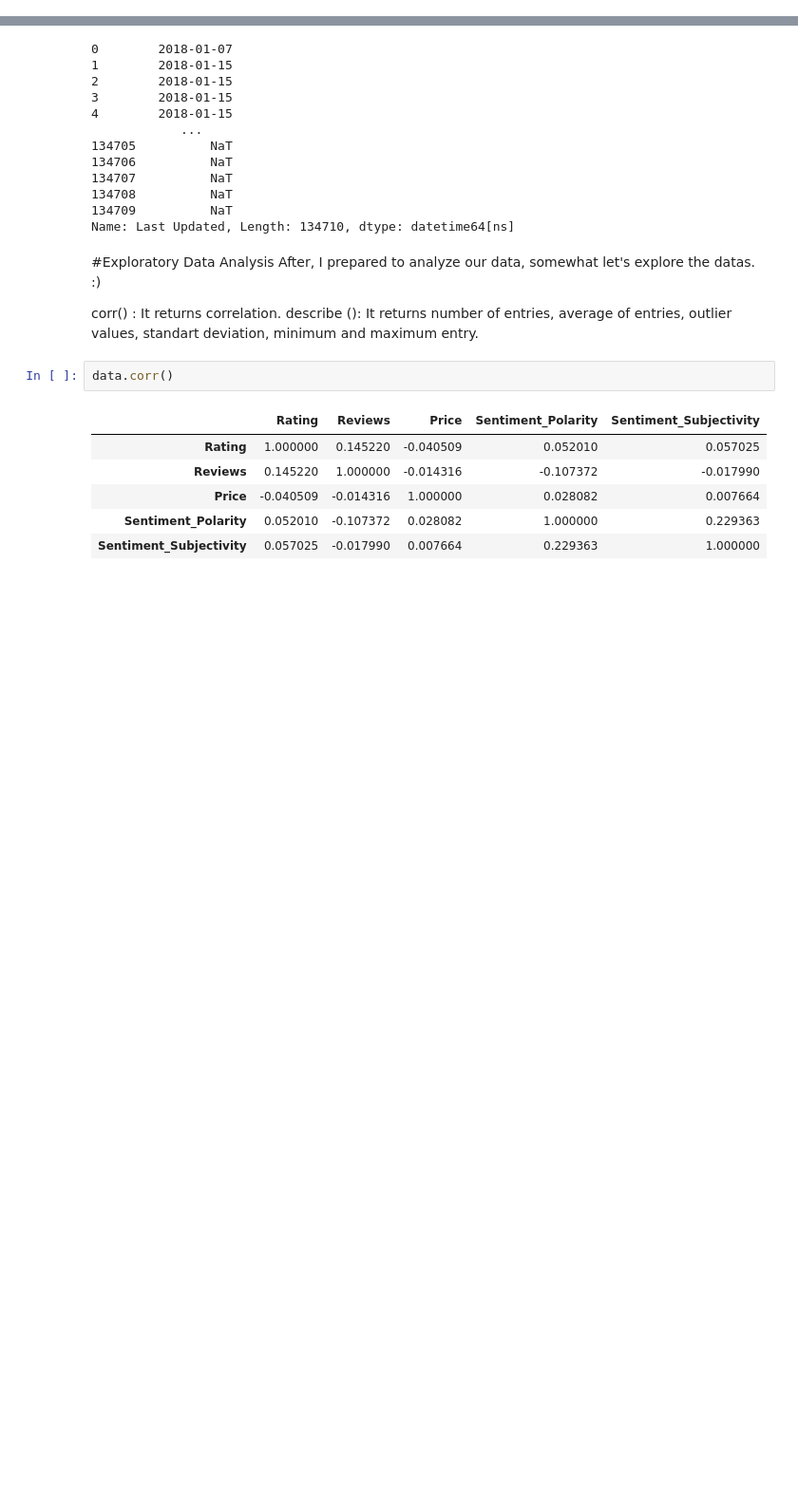
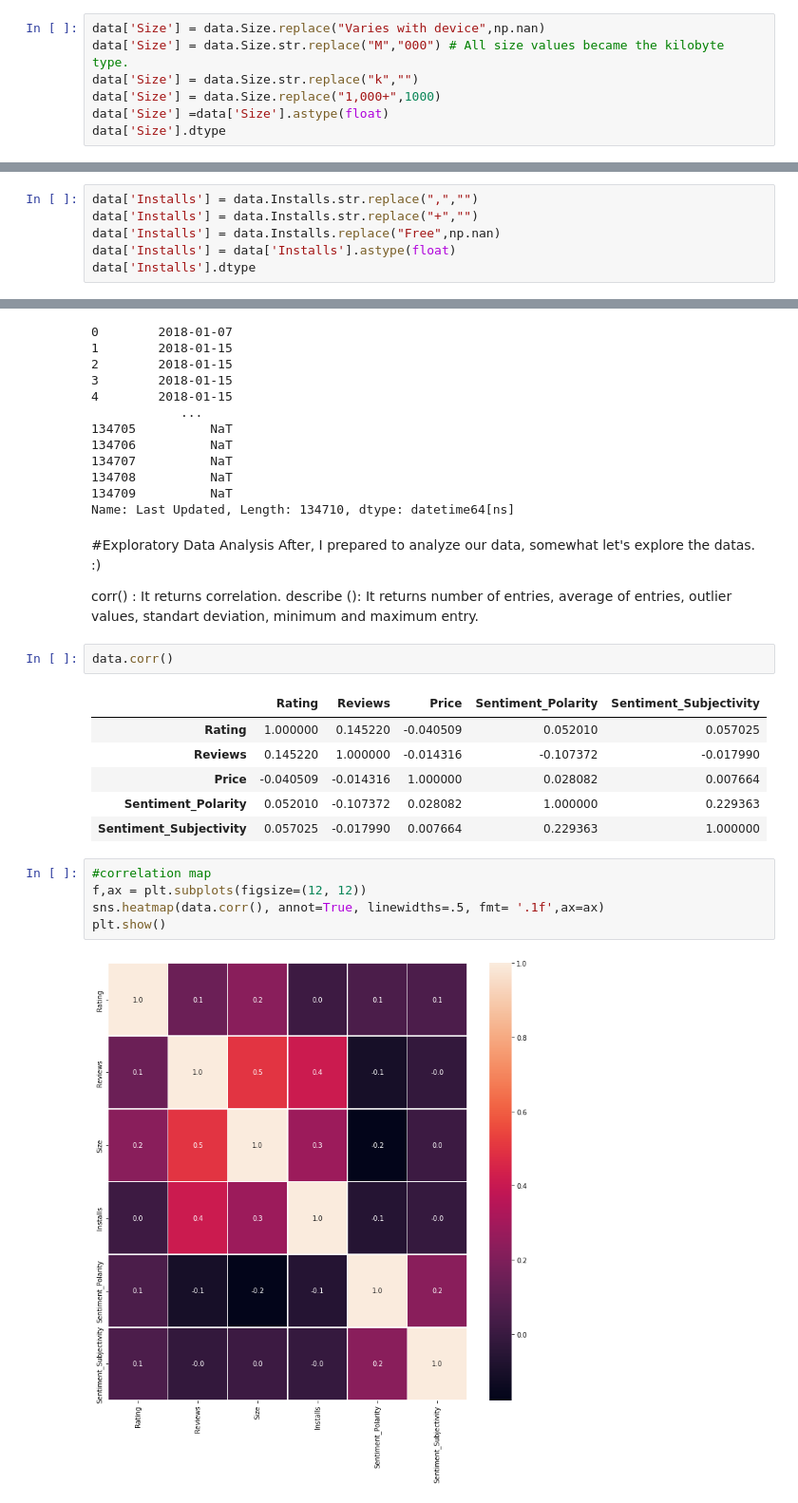
Before and after one commit to SURAJ0JAAT/GOOGLE-PLAY-STORE-ANALYSIS, a Jupyter notebook: Play_Store_App_Review_Analysis_Capstone_Project.ipynb, the cells around one changed output, grey strips where cells are left out. Shown at 95% size. Drawn from its saved outputs; the diff is of its cells as text; blank space fills up the shorter version.

```diff
--- a/Play_Store_App_Review_Analysis_Capstone_Project.ipynb
+++ b/Play_Store_App_Review_Analysis_Capstone_Project.ipynb
@@ -178,0 +203,7 @@ dtype('float64')
+# %%
+data['Size'] = data.Size.replace("Varies with device",np.nan)
+data['Size'] = data.Size.str.replace("M","000") # All size values became the kilobyte type.
+data['Size'] = data.Size.str.replace("k","")
+data['Size'] = data.Size.replace("1,000+",1000)
+data['Size'] =data['Size'].astype(float)
+data['Size'].dtype
@@ -178,0 +223,6 @@ dtype('float64')
+# %%
+data['Installs'] = data.Installs.str.replace(",","")
+data['Installs'] = data.Installs.str.replace("+","")
+data['Installs'] = data.Installs.replace("Free",np.nan)
+data['Installs'] = data['Installs'].astype(float)
+data['Installs'].dtype
@@ -241,3 +293,10 @@ data.corr()
 | Price | -0.040509 | -0.014316 | 1.000000 | 0.028082 | 0.007664 |
 | Sentiment_Polarity | 0.052010 | -0.107372 | 0.028082 | 1.000000 | 0.229363 |
 | Sentiment_Subjectivity | 0.057025 | -0.017990 | 0.007664 | 0.229363 | 1.000000 |
+# %%
+#correlation map
+f,ax = plt.subplots(figsize=(12, 12))
+sns.heatmap(data.corr(), annot=True, linewidths=.5, fmt= '.1f',ax=ax)
+plt.show()
+# %% [output]
+[figure, added]
```
Also changed, not shown: parts of 15 cells of this notebook.
